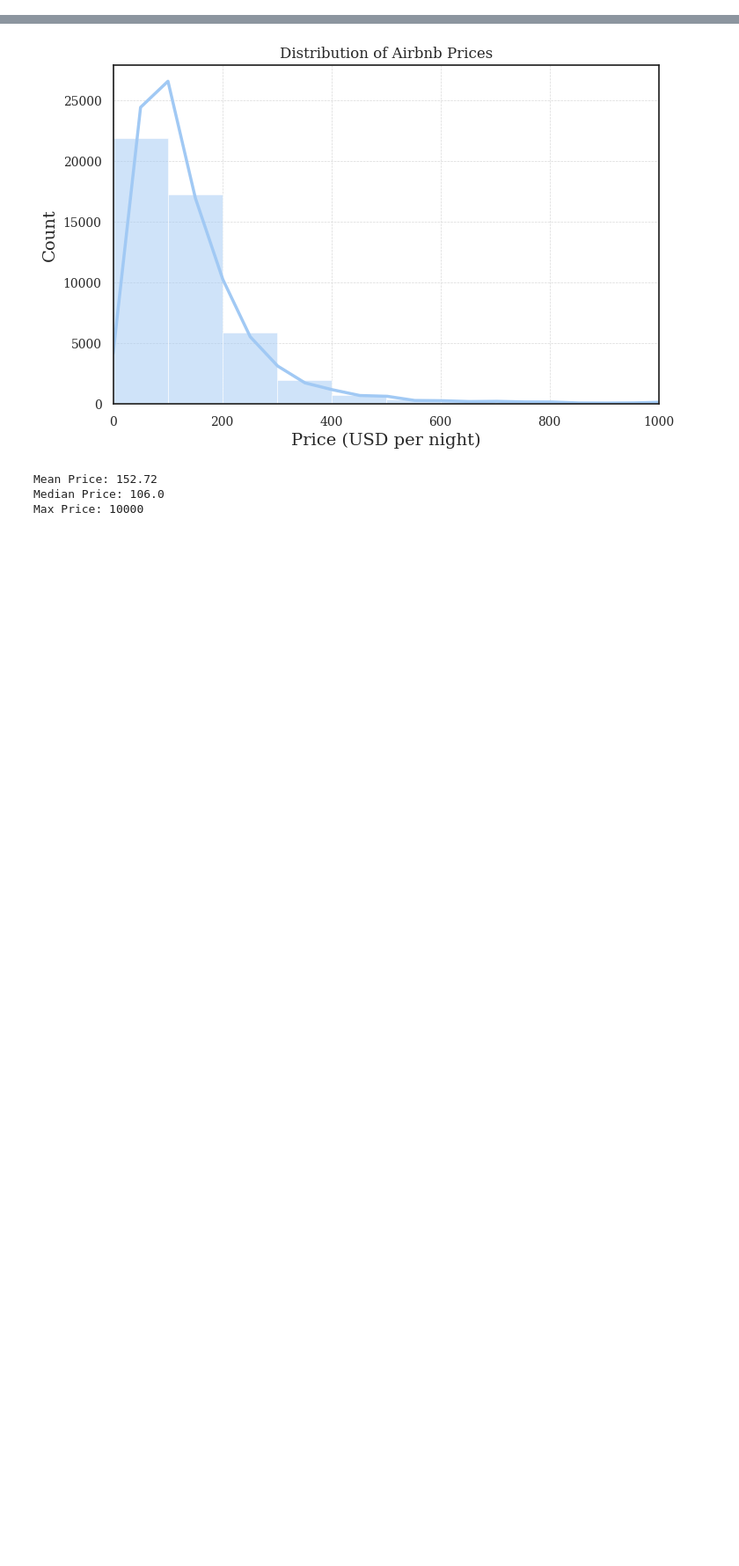
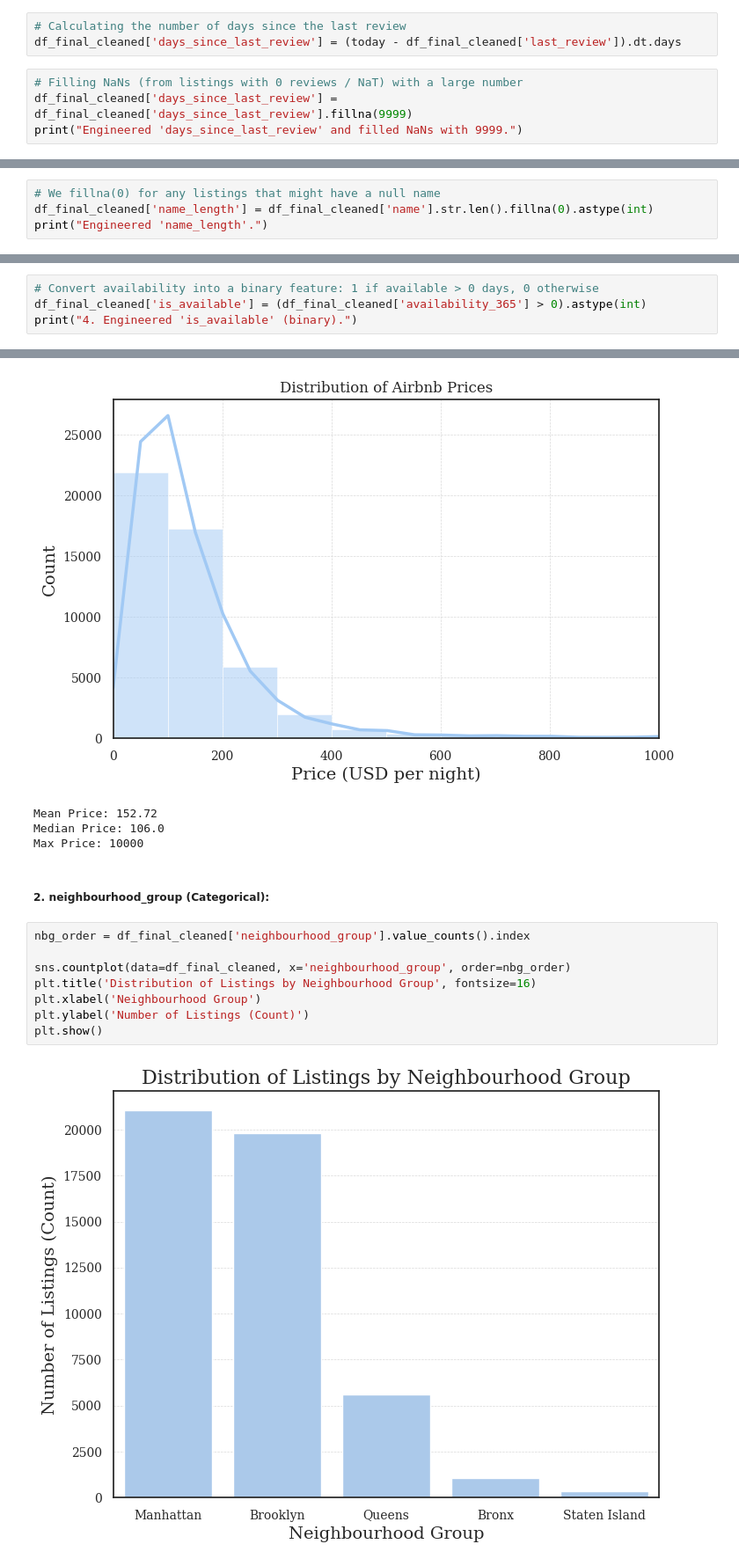
Before and after one commit to Aditya-907/NYC_Airbnb_EDA, a Jupyter notebook: notebooks/EDA_Report.ipynb, the cells around one changed output, grey strips where cells are left out. Shown: that part at 88% size. Saved outputs shown, nothing was run; the diff lists cells and outputs as text; blank space fills up the shorter version.

```diff
--- a/notebooks/EDA_Report.ipynb
+++ b/notebooks/EDA_Report.ipynb
@@ -353,0 +581,7 @@ This is a high cardinality plot which shows us where supply is concentrated at a
+# %%
+# Calculating the number of days since the last review
+df_final_cleaned['days_since_last_review'] = (today - df_final_cleaned['last_review']).dt.days
+# %%
+# Filling NaNs (from listings with 0 reviews / NaT) with a large number
+df_final_cleaned['days_since_last_review'] = df_final_cleaned['days_since_last_review'].fillna(9999)
+print("Engineered 'days_since_last_review' and filled NaNs with 9999.")
@@ -353,0 +592,4 @@ This is a high cardinality plot which shows us where supply is concentrated at a
+# %%
+# We fillna(0) for any listings that might have a null name
+df_final_cleaned['name_length'] = df_final_cleaned['name'].str.len().fillna(0).astype(int)
+print("Engineered 'name_length'.")
@@ -353,0 +600,4 @@ This is a high cardinality plot which shows us where supply is concentrated at a
+# %%
+# Convert availability into a binary feature: 1 if available > 0 days, 0 otherwise
+df_final_cleaned['is_available'] = (df_final_cleaned['availability_365'] > 0).astype(int)
+print("4. Engineered 'is_available' (binary).")
@@ -374,3 +652,15 @@ print("Max Price:", df['price'].max())
 Mean Price: 152.72
 Median Price: 106.0
 Max Price: 10000
+# %% [markdown]
+##### 2. neighbourhood_group (Categorical):
+# %%
+nbg_order = df_final_cleaned['neighbourhood_group'].value_counts().index
+
+sns.countplot(data=df_final_cleaned, x='neighbourhood_group', order=nbg_order)
+plt.title('Distribution of Listings by Neighbourhood Group', fontsize=16)
+plt.xlabel('Neighbourhood Group')
+plt.ylabel('Number of Listings (Count)')
+plt.show()
+# %% [output]
+[figure, added]
```
Also changed, not shown: parts of 58 cells of this notebook.
